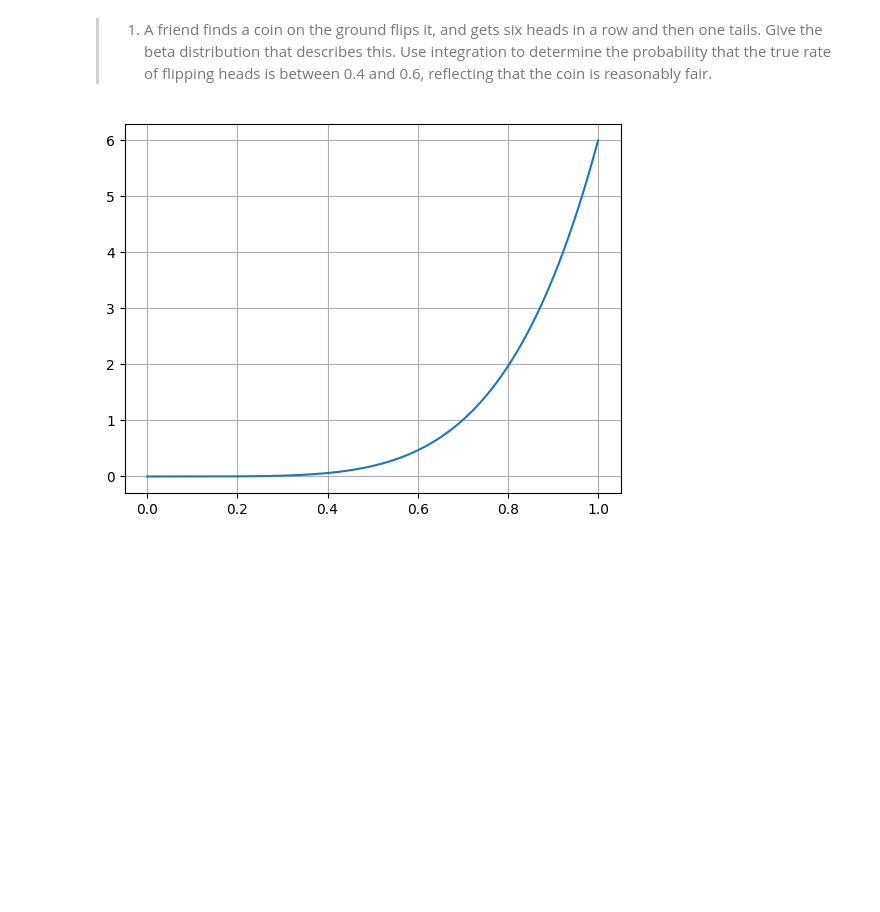
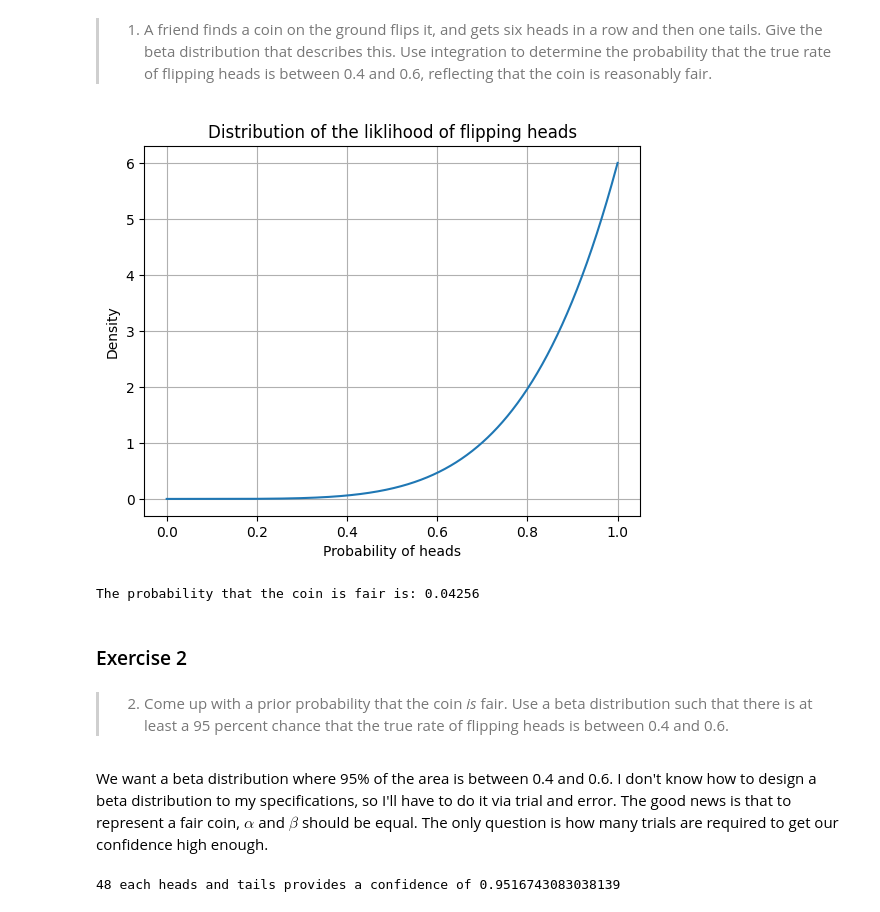
Before and after one commit to TecKnow/learning, a Jupyter notebook: Chapter_9.ipynb, the cells around one changed output. Cells and saved outputs as stored; diff of their text form; code cells hidden in the pictures; blank space fills up the shorter version.

```diff
--- a/Chapter_9.ipynb
+++ b/Chapter_9.ipynb
@@ -109,12 +109,43 @@ plt.show()
 # %%
 a = 6
 b = 1
 
 x = np.linspace(0, 1, 1000)
 
 fig, ax, = plt.subplots(1,1)
+ax.set_title("Distribution of the liklihood of flipping heads")
+ax.set_xlabel("Probability of heads")
+ax.set_ylabel("Density")
 ax.grid(True)
 ax.plot(x, beta.pdf(x, a, b))
 plt.show()
 # %% [output]
-[figure, old version]
+[figure, new version]
+# %%
+a = 6
+b = 1
+
+right_bound = beta.cdf(0.6, a, b)
+left_bound = beta.cdf(0.4, a, b)
+
+prob_fair = right_bound - left_bound
+print(f"The probability that the coin is fair is: {prob_fair:.4}")
+# %% [output]
+The probability that the coin is fair is: 0.04256
+# %% [markdown]
+### Exercise 2
+# %% [markdown]
+> 2. Come up with a prior probability that the coin _is_ fair.  Use a beta distribution such that there is at least a 95 percent chance that the true rate of flipping heads is between 0.4 and 0.6.
+# %% [markdown]
+We want a beta distribution where 95% of the area is between 0.4 and 0.6.  I don't know how to design a beta distribution to my specifications, so I'll have to do it via trial and error.  The good news is that to represent a fair coin, $\alpha$ and $\beta$ should be equal.  The only question is how many trials are required to get our confidence high enough.
+# %%
+def compute_confidence(trials: int) -> float:
+    return beta.cdf(0.6, trials, trials) - beta.cdf(0.4, trials, trials)
+
+trials = confidence = 0
+while confidence < 0.95:
+    trials += 1
+    confidence = compute_confidence(trials)
+print(f"{trials} each heads and tails provides a confidence of {confidence}")
+# %% [output]
+48 each heads and tails provides a confidence of 0.9516743083038139
```
Also changed, not shown: parts of 7 cells of this notebook.
